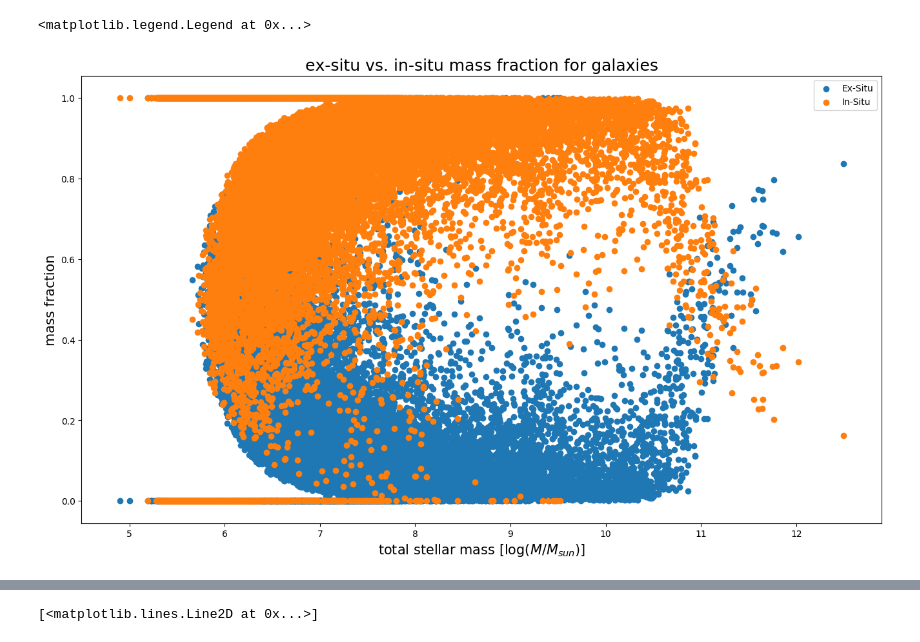
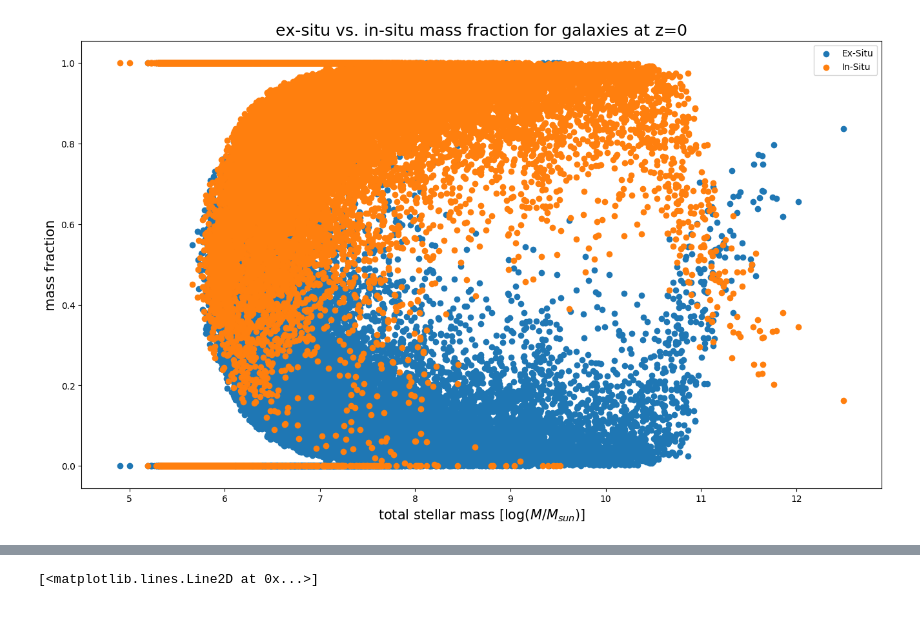
Before and after one commit to nelson-group/Ole_insitu_stars, a Jupyter notebook: final_plots.ipynb, the cells around one changed output, grey strips where cells are left out. Saved outputs shown, nothing was run; the diff lists cells and outputs as text; code cells hidden in the pictures.

```diff
--- a/final_plots.ipynb
+++ b/final_plots.ipynb
@@ -31,11 +33,11 @@ f.close()
 # %%
 plt.scatter(stellar_mass,frac,label='Ex-Situ')
 plt.scatter(stellar_mass,1-frac,label='In-Situ')
 plt.ylabel('mass fraction',size=15)
 plt.xlabel('total stellar mass [$\log(M/M_{sun})$]',size=15)
-plt.title('ex-situ vs. in-situ mass fraction for galaxies',size=18)
+plt.title('ex-situ vs. in-situ mass fraction for galaxies at z=0',size=18)
 plt.legend()
+#plt.savefig('pics/ex-in-situ_mass_frac_z0_50-2.jpg',format = 'jpg')
 # %% [output]
-<matplotlib.legend.Legend at 0x...>
-[figure, old version]
+[figure, new version]
 # %%
```
Also changed, not shown: parts of 23 cells of this notebook, 5 other files.
